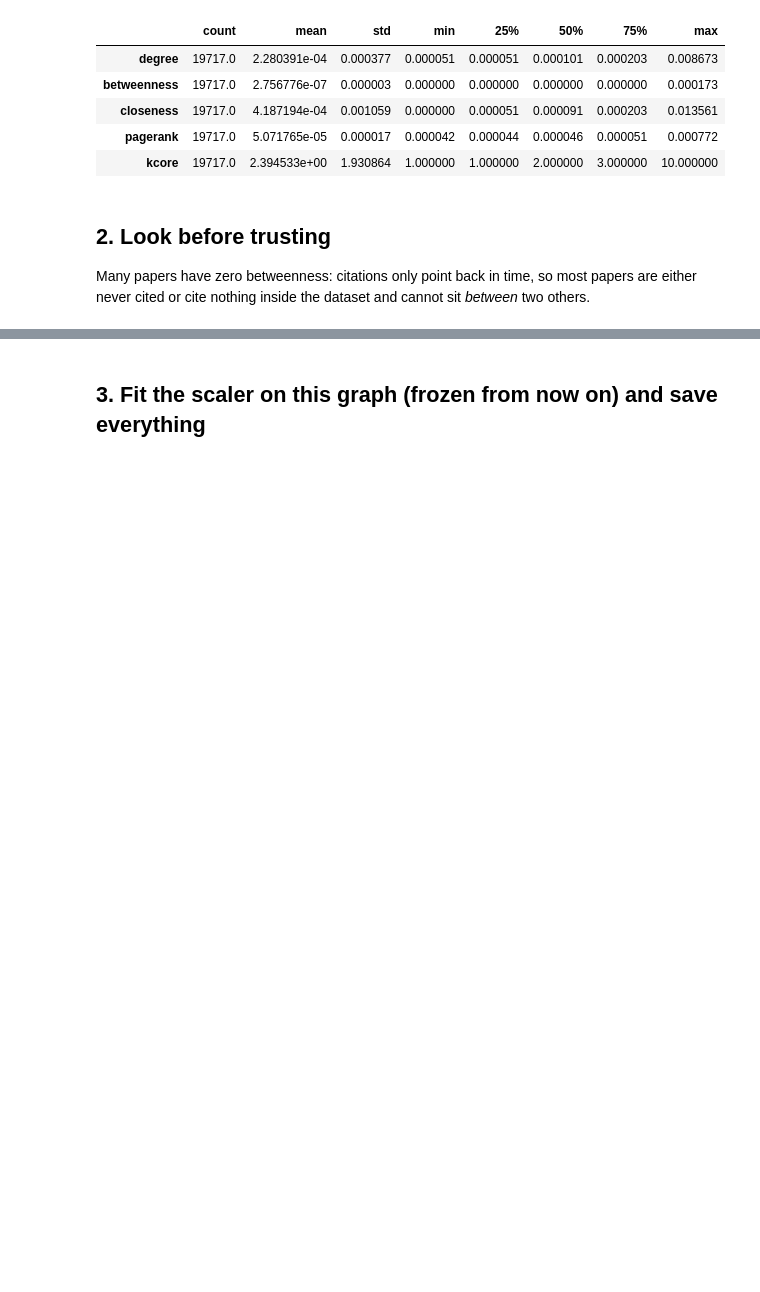
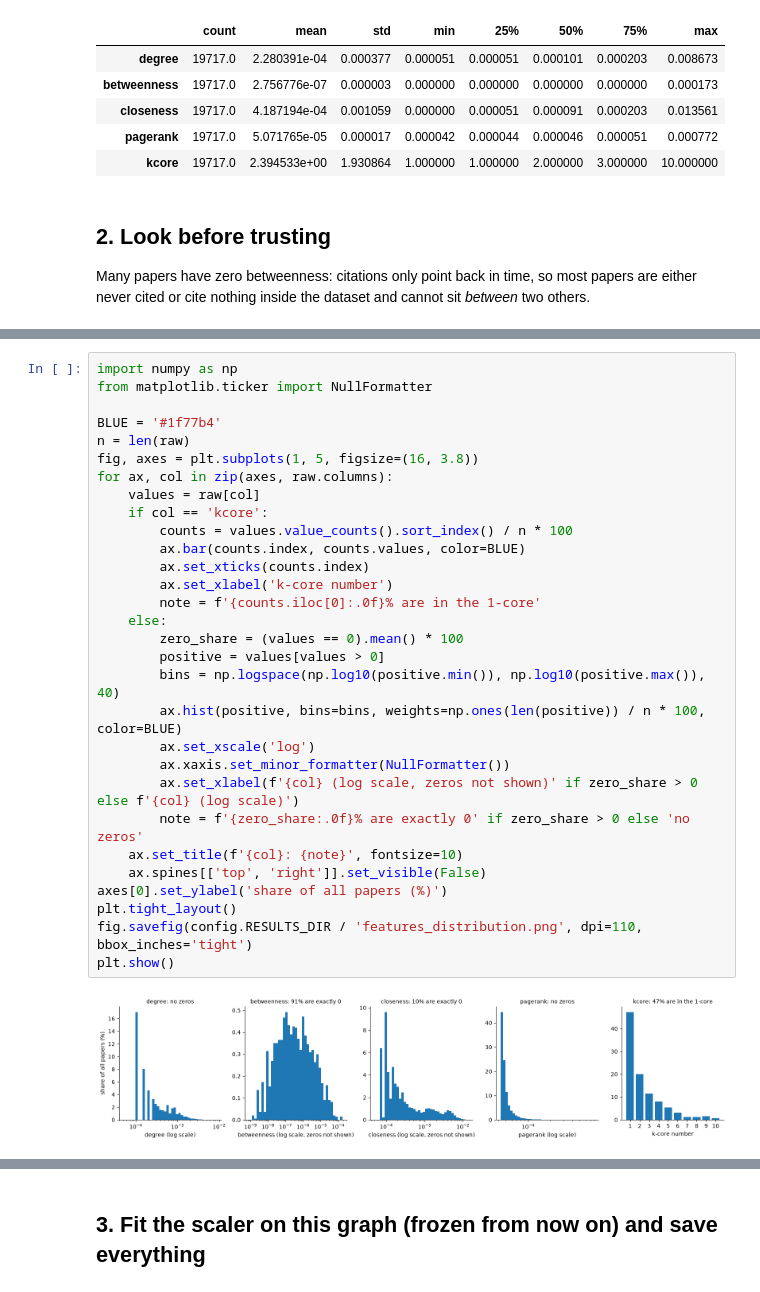
Before and after one commit to ShaharBar99/Final-Project, a Jupyter notebook: notebooks/02_features.ipynb, the cells around one changed output, grey strips where cells are left out. Cells and saved outputs as stored; diff of their text form; blank space fills up the shorter version.

```diff
--- a/notebooks/02_features.ipynb
+++ b/notebooks/02_features.ipynb
@@ -62,0 +85,32 @@ plt.tight_layout(); plt.show()
+# %%
+import numpy as np
+from matplotlib.ticker import NullFormatter
+
+BLUE = '#1f77b4'
+n = len(raw)
+fig, axes = plt.subplots(1, 5, figsize=(16, 3.8))
+for ax, col in zip(axes, raw.columns):
+    values = raw[col]
+    if col == 'kcore':
+        counts = values.value_counts().sort_index() / n * 100
+        ax.bar(counts.index, counts.values, color=BLUE)
+        ax.set_xticks(counts.index)
+        ax.set_xlabel('k-core number')
+        note = f'{counts.iloc[0]:.0f}% are in the 1-core'
+    else:
+        zero_share = (values == 0).mean() * 100
+        positive = values[values > 0]
+        bins = np.logspace(np.log10(positive.min()), np.log10(positive.max()), 40)
+        ax.hist(positive, bins=bins, weights=np.ones(len(positive)) / n * 100, color=BLUE)
+        ax.set_xscale('log')
+        ax.xaxis.set_minor_formatter(NullFormatter())
+        ax.set_xlabel(f'{col} (log scale, zeros not shown)' if zero_share > 0 else f'{col} (log scale)')
+        note = f'{zero_share:.0f}% are exactly 0' if zero_share > 0 else 'no zeros'
+    ax.set_title(f'{col}: {note}', fontsize=10)
+    ax.spines[['top', 'right']].set_visible(False)
+axes[0].set_ylabel('share of all papers (%)')
+plt.tight_layout()
+fig.savefig(config.RESULTS_DIR / 'features_distribution.png', dpi=110, bbox_inches='tight')
+plt.show()
+# %% [output]
+[figure, added]
```
Also changed, not shown: parts of 8 cells of this notebook, 3 other files.
